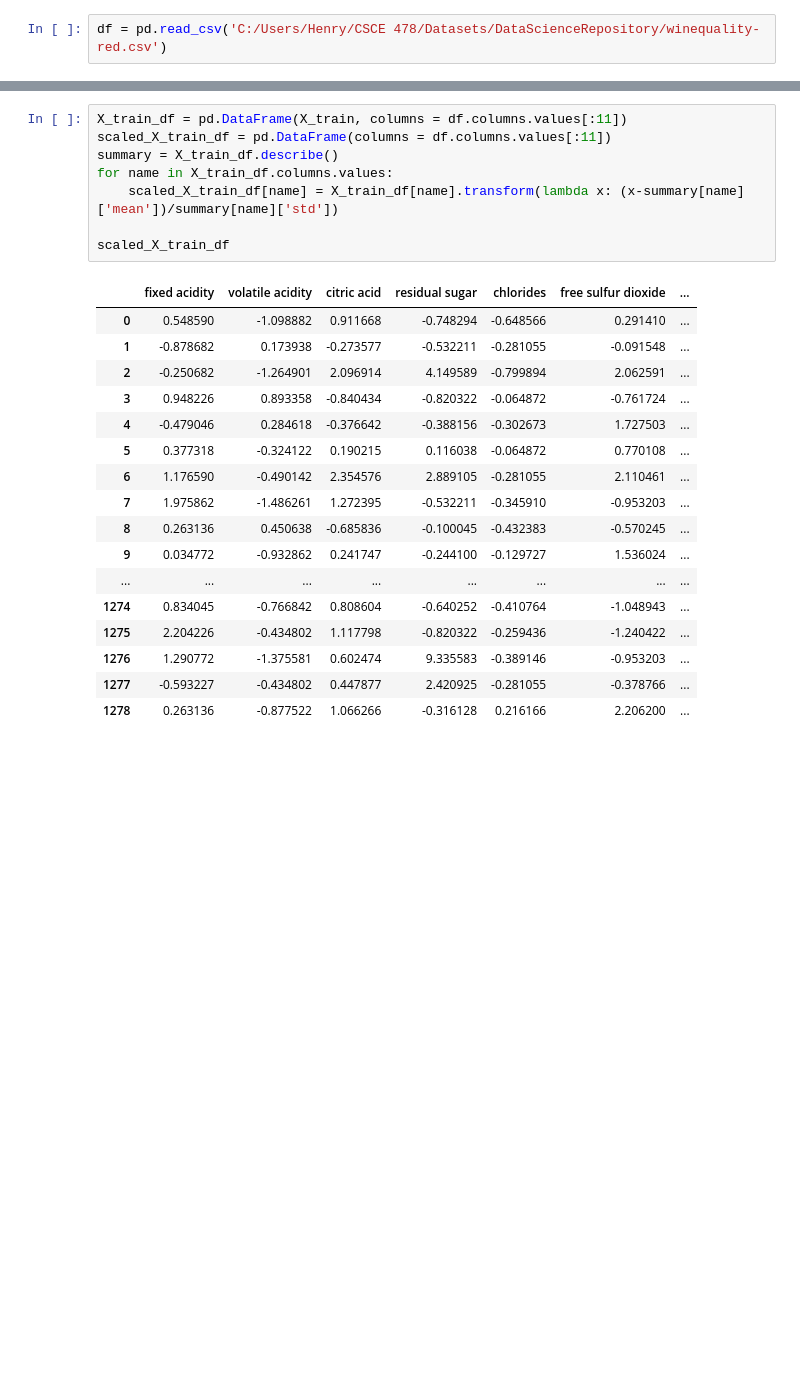
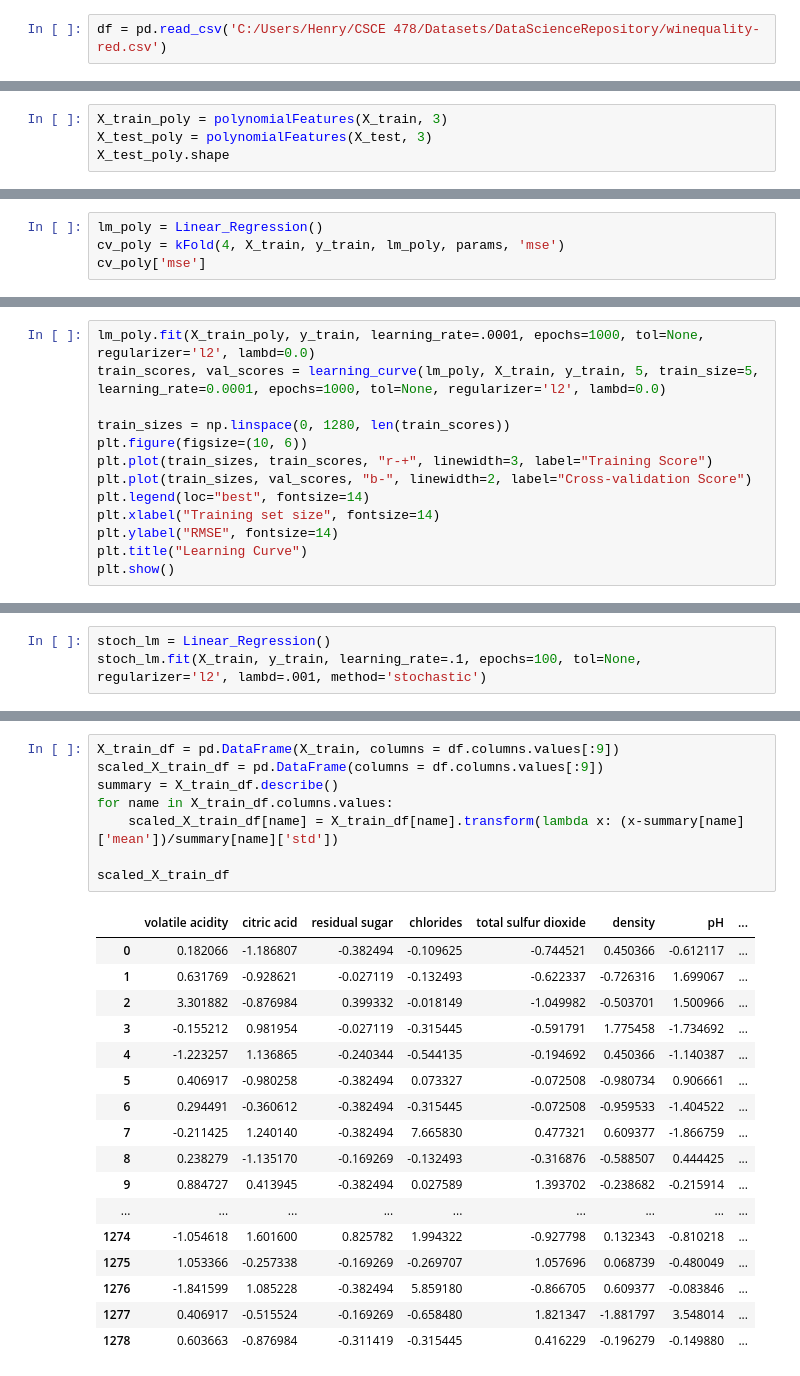
Before and after one commit to hhruby/478, a Jupyter notebook: wilmes_luke_hruby_harrison_3.ipynb, the cells around one changed output, grey strips where cells are left out. Drawn from its saved outputs; the diff is of its cells as text; blank space fills up the shorter version.

```diff
--- a/wilmes_luke_hruby_harrison_3.ipynb
+++ b/wilmes_luke_hruby_harrison_3.ipynb
@@ -214,0 +404,4 @@ array([[ 7.4  ,  0.7  ,  0.   , ...,  3.51 ,  0.56 ,  9.4  ],
+# %%
+X_train_poly = polynomialFeatures(X_train, 3)
+X_test_poly = polynomialFeatures(X_test, 3)
+X_test_poly.shape
@@ -214,0 +410,4 @@ array([[ 7.4  ,  0.7  ,  0.   , ...,  3.51 ,  0.56 ,  9.4  ],
+# %%
+lm_poly = Linear_Regression()
+cv_poly = kFold(4, X_train, y_train, lm_poly, params, 'mse')
+cv_poly['mse']
@@ -214,0 +444,13 @@ array([[ 7.4  ,  0.7  ,  0.   , ...,  3.51 ,  0.56 ,  9.4  ],
+# %%
+lm_poly.fit(X_train_poly, y_train, learning_rate=.0001, epochs=1000, tol=None, regularizer='l2', lambd=0.0)
+train_scores, val_scores = learning_curve(lm_poly, X_train, y_train, 5, train_size=5, learning_rate=0.0001, epochs=1000, tol=None, regularizer='l2', lambd=0.0)
+
+train_sizes = np.linspace(0, 1280, len(train_scores))
+plt.figure(figsize=(10, 6))
+plt.plot(train_sizes, train_scores, "r-+", linewidth=3, label="Training Score")
+plt.plot(train_sizes, val_scores, "b-", linewidth=2, label="Cross-validation Score")
+plt.legend(loc="best", fontsize=14)
+plt.xlabel("Training set size", fontsize=14)
+plt.ylabel("RMSE", fontsize=14)
+plt.title("Learning Curve")
+plt.show()
@@ -214,0 +459,3 @@ array([[ 7.4  ,  0.7  ,  0.   , ...,  3.51 ,  0.56 ,  9.4  ],
+# %%
+stoch_lm = Linear_Regression()
+stoch_lm.fit(X_train, y_train, learning_rate=.1, epochs=100, tol=None, regularizer='l2', lambd=.001, method='stochastic')
@@ -215,26 +486,26 @@ array([[ 7.4  ,  0.7  ,  0.   , ...,  3.51 ,  0.56 ,  9.4  ],
 # %%
-X_train_df = pd.DataFrame(X_train, columns = df.columns.values[:11])
-scaled_X_train_df = pd.DataFrame(columns = df.columns.values[:11])
+X_train_df = pd.DataFrame(X_train, columns = df.columns.values[:9])
+scaled_X_train_df = pd.DataFrame(columns = df.columns.values[:9])
 summary = X_train_df.describe()
 for name in X_train_df.columns.values:
     scaled_X_train_df[name] = X_train_df[name].transform(lambda x: (x-summary[name]['mean'])/summary[name]['std'])
 
 scaled_X_train_df
 # %% [output]
-|  | fixed acidity | volatile acidity | citric acid | residual sugar | chlorides | free sulfur dioxide | ... |
-| 0 | 0.548590 | -1.098882 | 0.911668 | -0.748294 | -0.648566 | 0.291410 | ... |
-| 1 | -0.878682 | 0.173938 | -0.273577 | -0.532211 | -0.281055 | -0.091548 | ... |
-| 2 | -0.250682 | -1.264901 | 2.096914 | 4.149589 | -0.799894 | 2.062591 | ... |
-| 3 | 0.948226 | 0.893358 | -0.840434 | -0.820322 | -0.064872 | -0.761724 | ... |
-| 4 | -0.479046 | 0.284618 | -0.376642 | -0.388156 | -0.302673 | 1.727503 | ... |
-| 5 | 0.377318 | -0.324122 | 0.190215 | 0.116038 | -0.064872 | 0.770108 | ... |
-| 6 | 1.176590 | -0.490142 | 2.354576 | 2.889105 | -0.281055 | 2.110461 | ... |
-| 7 | 1.975862 | -1.486261 | 1.272395 | -0.532211 | -0.345910 | -0.953203 | ... |
-| 8 | 0.263136 | 0.450638 | -0.685836 | -0.100045 | -0.432383 | -0.570245 | ... |
-| 9 | 0.034772 | -0.932862 | 0.241747 | -0.244100 | -0.129727 | 1.536024 | ... |
-| ... | ... | ... | ... | ... | ... | ... | ... |
-| 1274 | 0.834045 | -0.766842 | 0.808604 | -0.640252 | -0.410764 | -1.048943 | ... |
-| 1275 | 2.204226 | -0.434802 | 1.117798 | -0.820322 | -0.259436 | -1.240422 | ... |
-| 1276 | 1.290772 | -1.375581 | 0.602474 | 9.335583 | -0.389146 | -0.953203 | ... |
-| 1277 | -0.593227 | -0.434802 | 0.447877 | 2.420925 | -0.281055 | -0.378766 | ... |
-| 1278 | 0.263136 | -0.877522 | 1.066266 | -0.316128 | 0.216166 | 2.206200 | ... |
+|  | volatile acidity | citric acid | residual sugar | chlorides | total sulfur dioxide | density | pH | ... |
+| 0 | 0.182066 | -1.186807 | -0.382494 | -0.109625 | -0.744521 | 0.450366 | -0.612117 | ... |
+| 1 | 0.631769 | -0.928621 | -0.027119 | -0.132493 | -0.622337 | -0.726316 | 1.699067 | ... |
+| 2 | 3.301882 | -0.876984 | 0.399332 | -0.018149 | -1.049982 | -0.503701 | 1.500966 | ... |
+| 3 | -0.155212 | 0.981954 | -0.027119 | -0.315445 | -0.591791 | 1.775458 | -1.734692 | ... |
+| 4 | -1.223257 | 1.136865 | -0.240344 | -0.544135 | -0.194692 | 0.450366 | -1.140387 | ... |
+| 5 | 0.406917 | -0.980258 | -0.382494 | 0.073327 | -0.072508 | -0.980734 | 0.906661 | ... |
+| 6 | 0.294491 | -0.360612 | -0.382494 | -0.315445 | -0.072508 | -0.959533 | -1.404522 | ... |
+| 7 | -0.211425 | 1.240140 | -0.382494 | 7.665830 | 0.477321 | 0.609377 | -1.866759 | ... |
+| 8 | 0.238279 | -1.135170 | -0.169269 | -0.132493 | -0.316876 | -0.588507 | 0.444425 | ... |
+| 9 | 0.884727 | 0.413945 | -0.382494 | 0.027589 | 1.393702 | -0.238682 | -0.215914 | ... |
+| ... | ... | ... | ... | ... | ... | ... | ... | ... |
+| 1274 | -1.054618 | 1.601600 | 0.825782 | 1.994322 | -0.927798 | 0.132343 | -0.810218 | ... |
+| 1275 | 1.053366 | -0.257338 | -0.169269 | -0.269707 | 1.057696 | 0.068739 | -0.480049 | ... |
+| 1276 | -1.841599 | 1.085228 | -0.382494 | 5.859180 | -0.866705 | 0.609377 | -0.083846 | ... |
+| 1277 | 0.406917 | -0.515524 | -0.169269 | -0.658480 | 1.821347 | -1.881797 | 3.548014 | ... |
+| 1278 | 0.603663 | -0.876984 | -0.311419 | -0.315445 | 0.416229 | -0.196279 | -0.149880 | ... |
```
Also changed, not shown: parts of 47 cells of this notebook, 1 other file.
